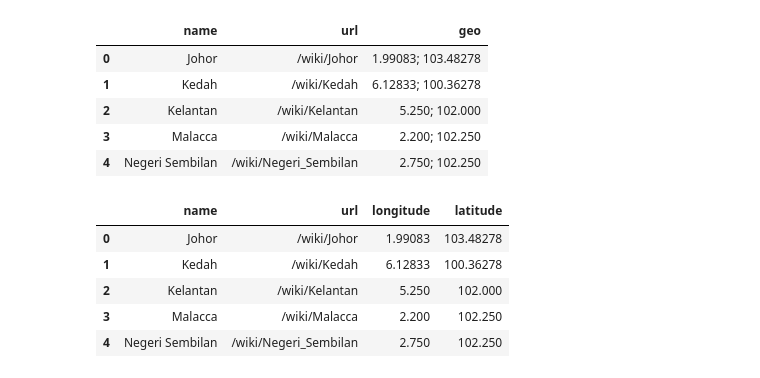
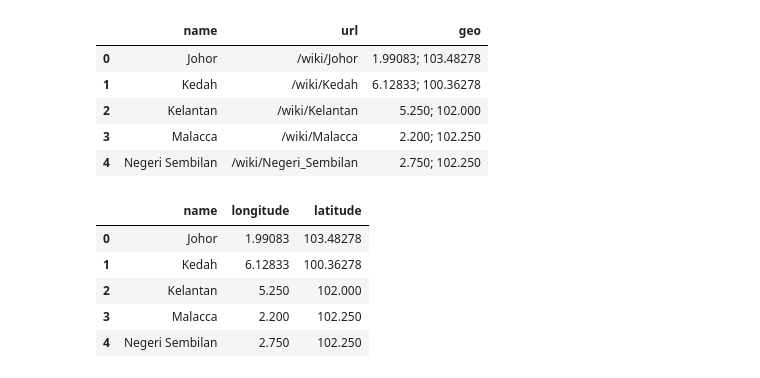
Before and after one commit to nopynospy/pandemic_monument, a Jupyter notebook: states.ipynb, the cells around one changed output. Cells and saved outputs as stored; diff of their text form; code cells hidden in the pictures.

```diff
--- a/states.ipynb
+++ b/states.ipynb
@@ -49,13 +55,13 @@ df.head()
 | 4 | Negeri Sembilan | /wiki/Negeri_Sembilan | 2.750; 102.250 |
 # %%
 df[['longitude', 'latitude']] = df['geo'].str.split('; ', 1, expand=True)
-df = df.drop(['geo'], axis=1)
+df = df.drop(['geo', 'url'], axis=1)
 df.head()
 # %% [output]
-|  | name | url | longitude | latitude |
-| 0 | Johor | /wiki/Johor | 1.99083 | 103.48278 |
-| 1 | Kedah | /wiki/Kedah | 6.12833 | 100.36278 |
-| 2 | Kelantan | /wiki/Kelantan | 5.250 | 102.000 |
-| 3 | Malacca | /wiki/Malacca | 2.200 | 102.250 |
-| 4 | Negeri Sembilan | /wiki/Negeri_Sembilan | 2.750 | 102.250 |
+|  | name | longitude | latitude |
+| 0 | Johor | 1.99083 | 103.48278 |
+| 1 | Kedah | 6.12833 | 100.36278 |
+| 2 | Kelantan | 5.250 | 102.000 |
+| 3 | Malacca | 2.200 | 102.250 |
+| 4 | Negeri Sembilan | 2.750 | 102.250 |
 # %%
```
Also changed, not shown: parts of 4 cells of this notebook, 15 other files.
